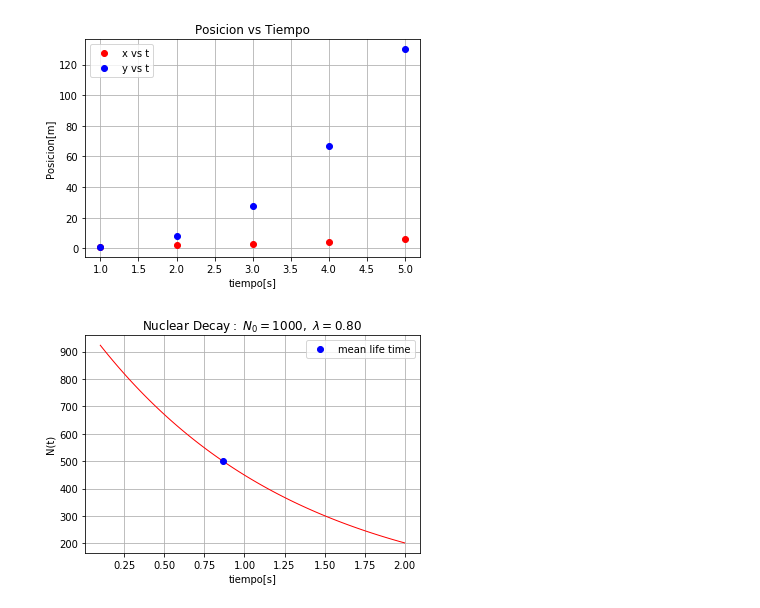
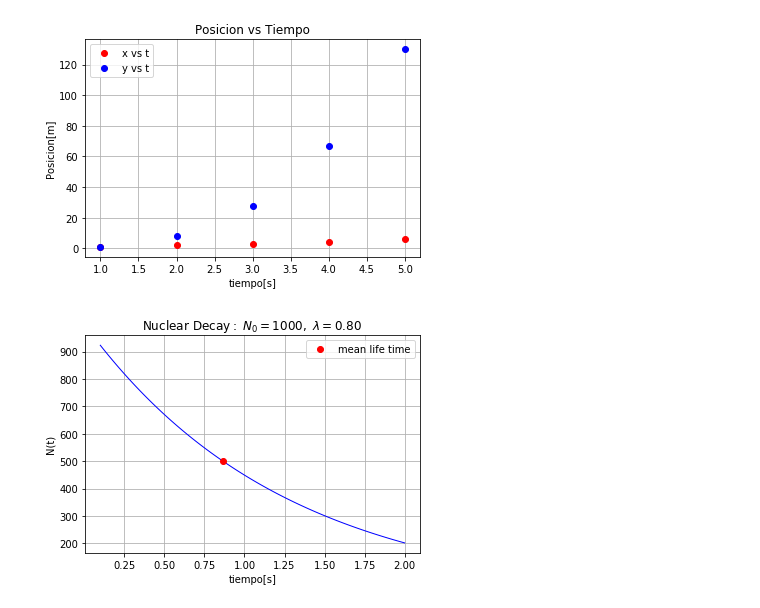
Before and after one commit to irecio/MetodoComputacionales, a Jupyter notebook: Week1/Lecture1.ipynb, the cells around one changed output. Cells and saved outputs as stored; diff of their text form; code cells hidden in the pictures.

```diff
--- a/Week1/Lecture1.ipynb
+++ b/Week1/Lecture1.ipynb
@@ -77,7 +80,7 @@ fig.savefig('Fig2.pdf')
 [figure]
 # %%
 def Funcion(t, N0_, alpha_):
-    return N0_*np.exp(-t*alpha)
+    return N0_*np.exp(-t*alpha_)
 # %%
 N0 = 1000.
 alpha = 0.8
@@ -91,17 +95,14 @@ for i in range(len(t)):
 # %%
 fig, ax = plt.subplots()
-p1 = ax.plot(t, y, 'r', linewidth=1, label='')
-p2 = ax.plot(np.log(2)/alpha, 0.5*N0, 'bo', linewidth=2, label='mean life time')
+p1 = ax.plot(t, y, 'b', linewidth=1, label='')
+p2 = ax.plot(np.log(2)/alpha, 0.5*N0, 'ro', linewidth=1, label='mean life time')
+
 ax.set(xlabel = 'tiempo[s]',
        ylabel = 'N(t)',
        title ='$\mathrm{Nuclear \ Decay:} \ N_{0}=%.0f, \ \lambda=%.2f $' %(N0, alpha))
 
 ax.grid()
 ax.legend()
-
-#plt.xlim(2.,3.)
-
-plt.show()
-fig.savefig('Decay.pdf')
+plt.savefig('Fig3.pdf')
 # %% [output]
-[figure, old version]
+[figure, new version]
```
Also changed, not shown: parts of 19 cells of this notebook, 5 other files.
